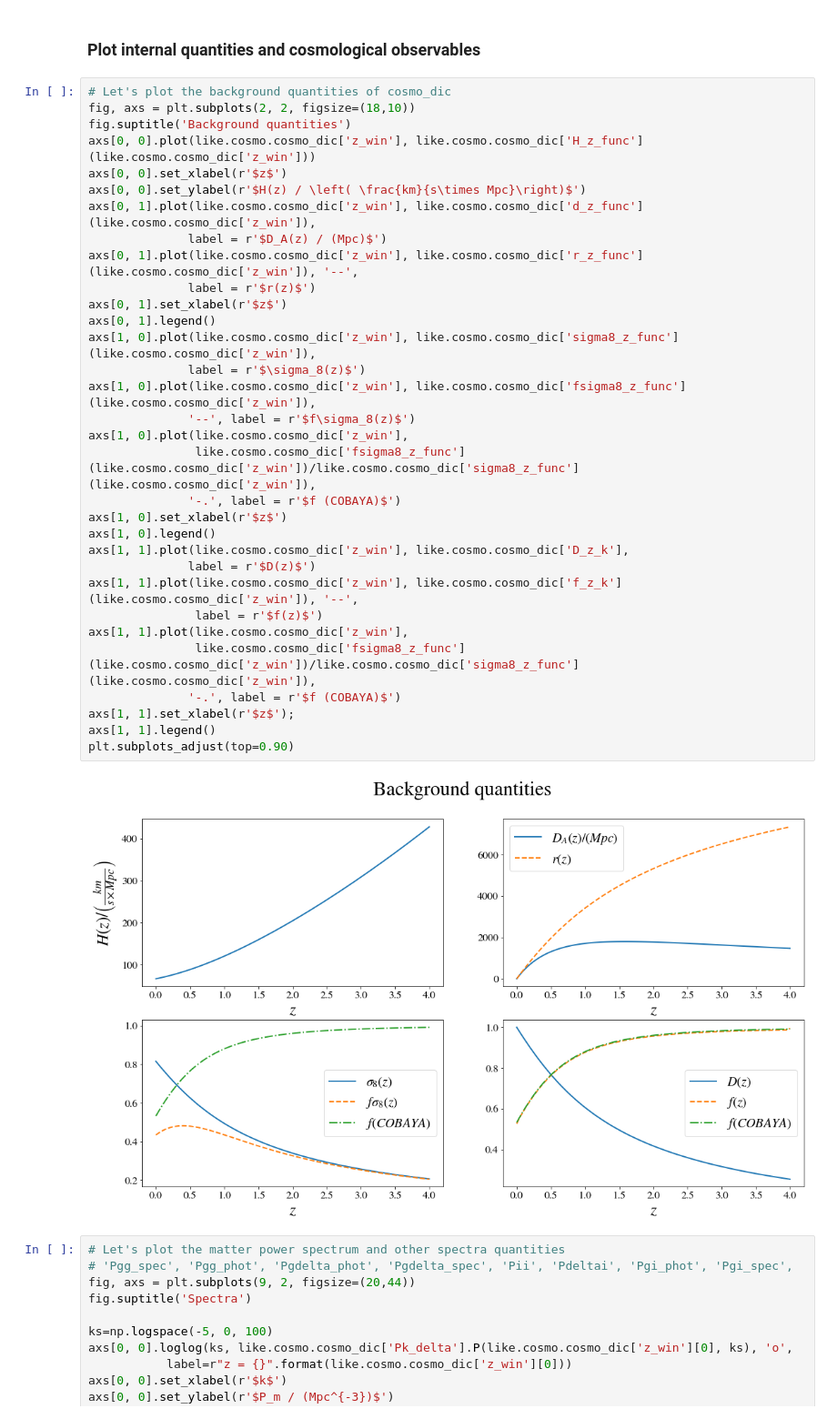
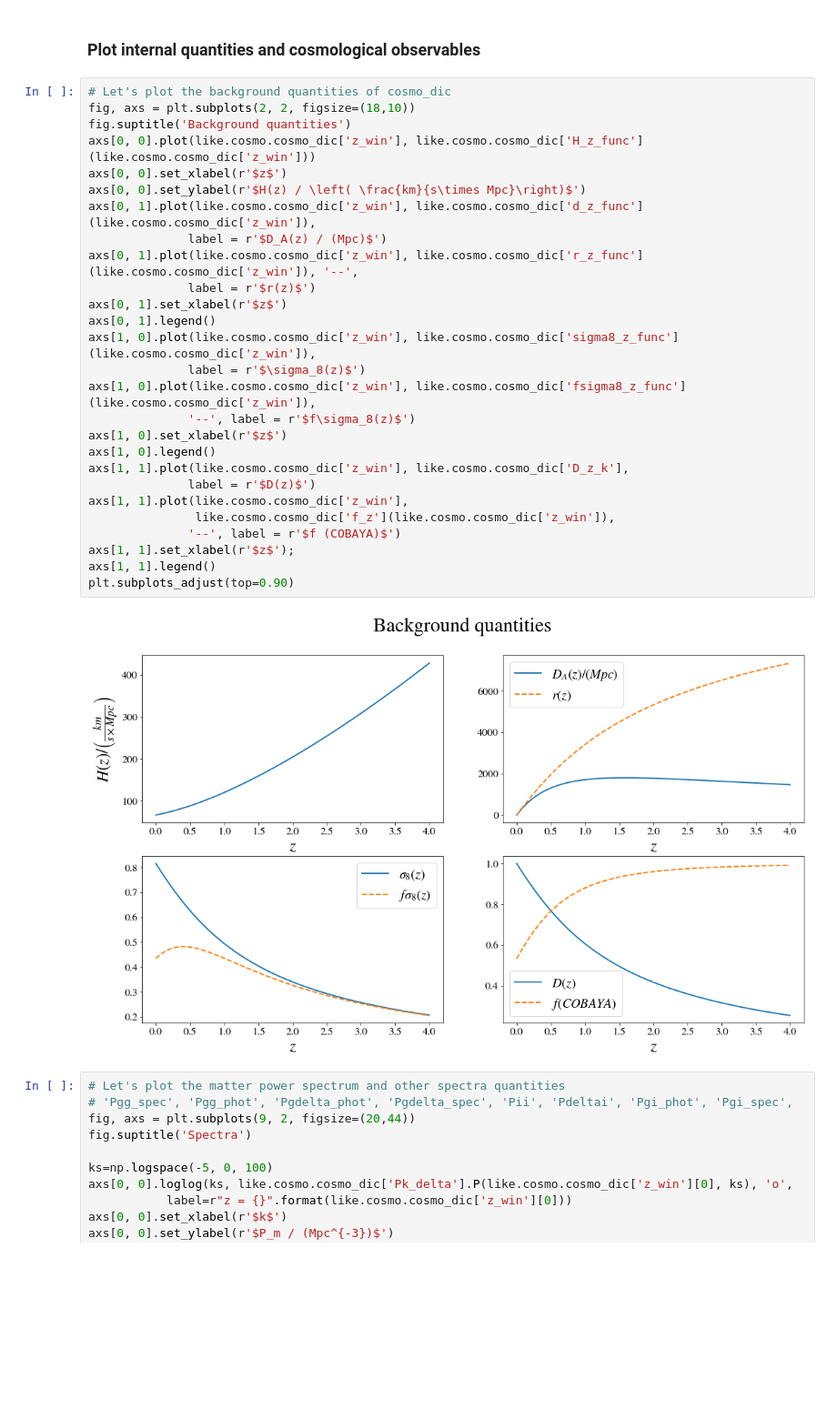
Before and after one commit to testarnyttnamn/testnamemaster, a Jupyter notebook: DEMO.ipynb, the cells around one changed output. Shown at 91% size. Saved outputs shown, nothing was run; the diff lists cells and outputs as text; blank space fills up the shorter version.

```diff
--- a/DEMO.ipynb
+++ b/DEMO.ipynb
@@ -230,37 +231,32 @@ Keys of the input params within cosmo_dic:
 # %%
 # Let's plot the background quantities of cosmo_dic
 fig, axs = plt.subplots(2, 2, figsize=(18,10))
 fig.suptitle('Background quantities')
 axs[0, 0].plot(like.cosmo.cosmo_dic['z_win'], like.cosmo.cosmo_dic['H_z_func'](like.cosmo.cosmo_dic['z_win']))
 axs[0, 0].set_xlabel(r'$z$')
 axs[0, 0].set_ylabel(r'$H(z) / \left( \frac{km}{s\times Mpc}\right)$')
 axs[0, 1].plot(like.cosmo.cosmo_dic['z_win'], like.cosmo.cosmo_dic['d_z_func'](like.cosmo.cosmo_dic['z_win']),
               label = r'$D_A(z) / (Mpc)$')
 axs[0, 1].plot(like.cosmo.cosmo_dic['z_win'], like.cosmo.cosmo_dic['r_z_func'](like.cosmo.cosmo_dic['z_win']), '--',
               label = r'$r(z)$')
 axs[0, 1].set_xlabel(r'$z$')
 axs[0, 1].legend()
 axs[1, 0].plot(like.cosmo.cosmo_dic['z_win'], like.cosmo.cosmo_dic['sigma8_z_func'](like.cosmo.cosmo_dic['z_win']),
               label = r'$\sigma_8(z)$')
 axs[1, 0].plot(like.cosmo.cosmo_dic['z_win'], like.cosmo.cosmo_dic['fsigma8_z_func'](like.cosmo.cosmo_dic['z_win']),
               '--', label = r'$f\sigma_8(z)$')
-axs[1, 0].plot(like.cosmo.cosmo_dic['z_win'],
-               like.cosmo.cosmo_dic['fsigma8_z_func'](like.cosmo.cosmo_dic['z_win'])/like.cosmo.cosmo_dic['sigma8_z_func'](like.cosmo.cosmo_dic['z_win']),
-              '-.', label = r'$f (COBAYA)$')
 axs[1, 0].set_xlabel(r'$z$')
 axs[1, 0].legend()
 axs[1, 1].plot(like.cosmo.cosmo_dic['z_win'], like.cosmo.cosmo_dic['D_z_k'],
               label = r'$D(z)$')
-axs[1, 1].plot(like.cosmo.cosmo_dic['z_win'], like.cosmo.cosmo_dic['f_z_k'](like.cosmo.cosmo_dic['z_win']), '--',
-               label = r'$f(z)$')
 axs[1, 1].plot(like.cosmo.cosmo_dic['z_win'],
-               like.cosmo.cosmo_dic['fsigma8_z_func'](like.cosmo.cosmo_dic['z_win'])/like.cosmo.cosmo_dic['sigma8_z_func'](like.cosmo.cosmo_dic['z_win']),
-              '-.', label = r'$f (COBAYA)$')
+               like.cosmo.cosmo_dic['f_z'](like.cosmo.cosmo_dic['z_win']),
+              '--', label = r'$f (COBAYA)$')
 axs[1, 1].set_xlabel(r'$z$');
 axs[1, 1].legend()
 plt.subplots_adjust(top=0.90)
 # %% [output]
-[figure, old version]
+[figure, new version]
 # %%
 # Let's plot the matter power spectrum and other spectra quantities
 # 'Pgg_spec', 'Pgg_phot', 'Pgdelta_phot', 'Pgdelta_spec', 'Pii', 'Pdeltai', 'Pgi_phot', 'Pgi_spec',
```
Also changed, not shown: parts of 6 cells of this notebook, 2 other files.
